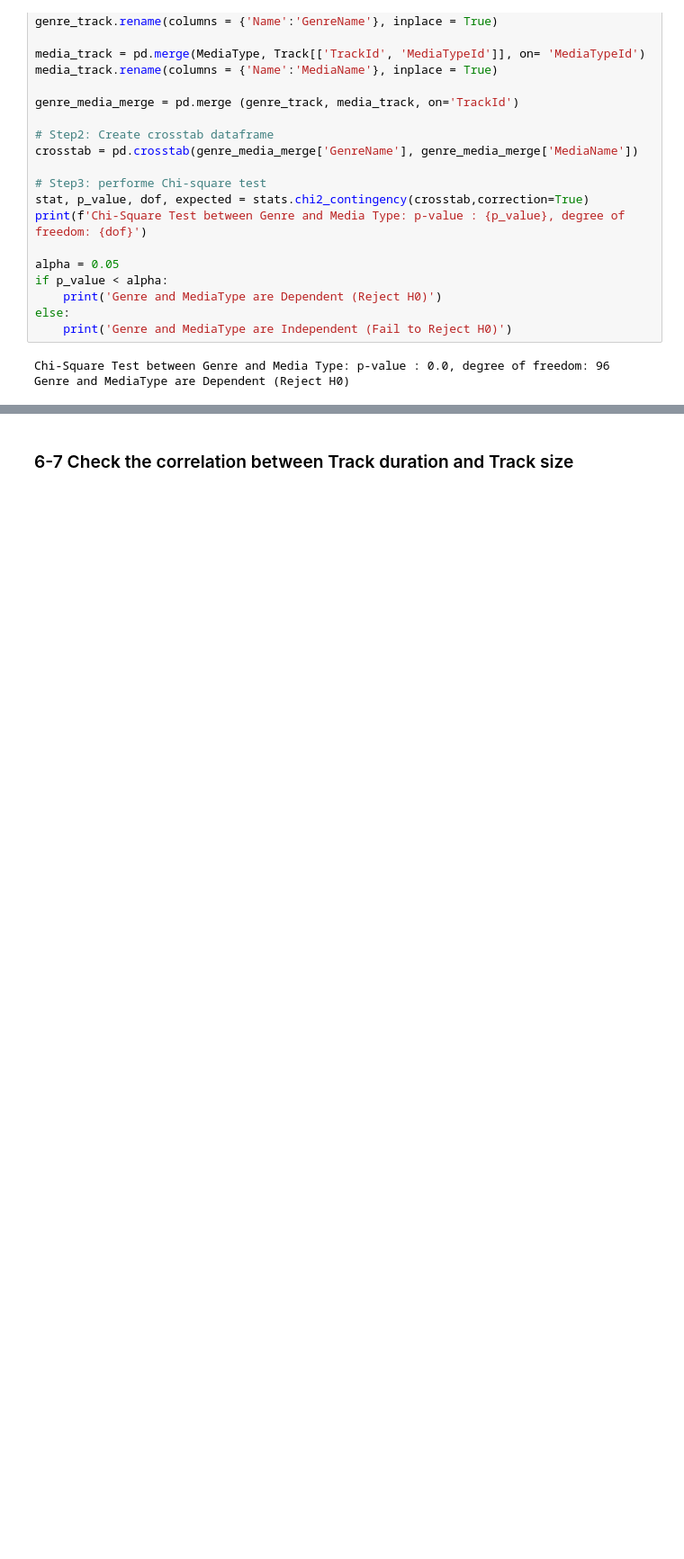
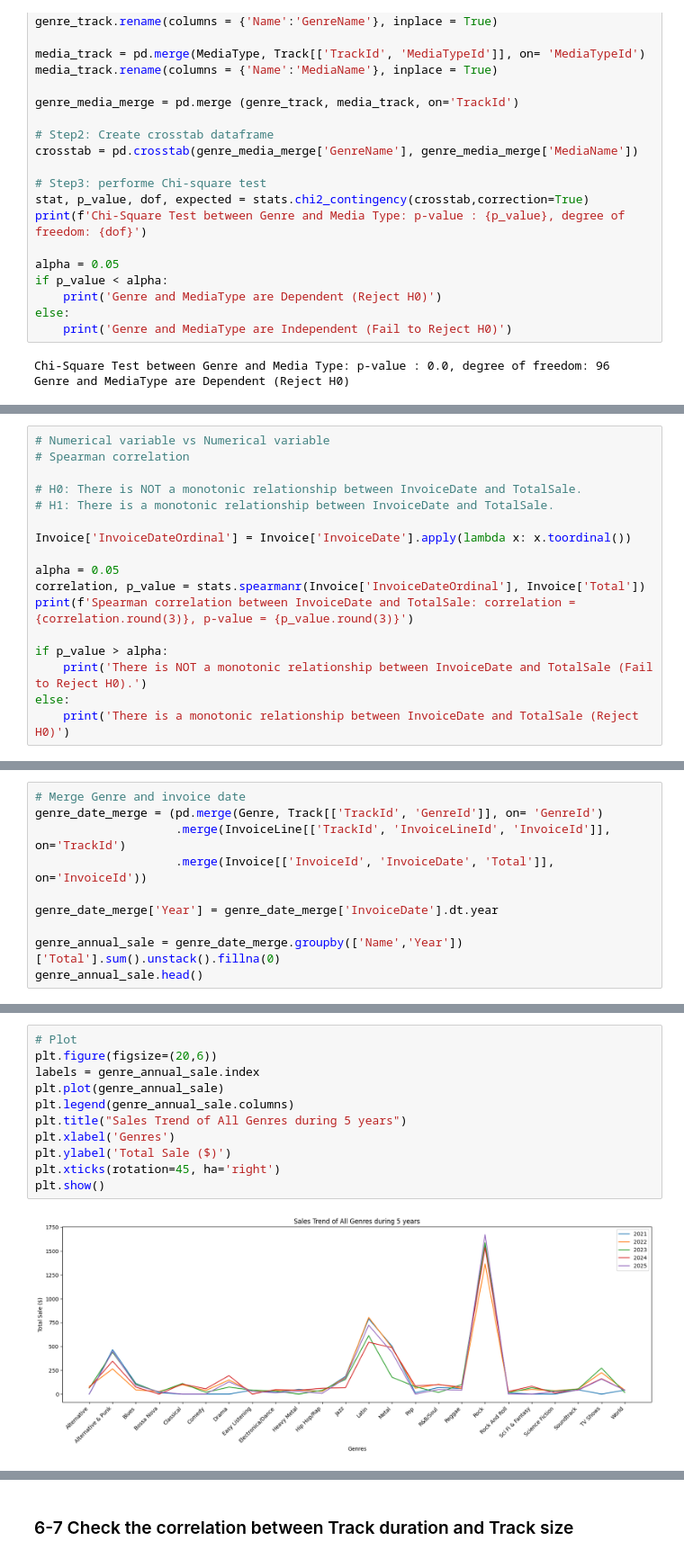
Before and after one commit to Mahlagha1994/Chinook, a Jupyter notebook: notebooks/Chinook Data Analysis.ipynb, the cells around one changed output, grey strips where cells are left out. Shown at 90% size. Saved outputs shown, nothing was run; the diff lists cells and outputs as text; blank space fills up the shorter version.

```diff
--- a/notebooks/Chinook Data Analysis.ipynb
+++ b/notebooks/Chinook Data Analysis.ipynb
@@ -617,0 +602,17 @@ The mean Purchase of Tracks by customers from different countries are not signif
+# %%
+# Numerical variable vs Numerical variable
+# Spearman correlation
+
+# H0: There is NOT a monotonic relationship between InvoiceDate and TotalSale.
+# H1: There is a monotonic relationship between InvoiceDate and TotalSale.
+
+Invoice['InvoiceDateOrdinal'] = Invoice['InvoiceDate'].apply(lambda x: x.toordinal())
+
+alpha = 0.05
+correlation, p_value = stats.spearmanr(Invoice['InvoiceDateOrdinal'], Invoice['Total'])
+print(f'Spearman correlation between InvoiceDate and TotalSale: correlation = {correlation.round(3)}, p-value = {p_value.round(3)}')
+
+if p_value > alpha:
+    print('There is NOT a monotonic relationship between InvoiceDate and TotalSale (Fail to Reject H0).')
+else:
+    print('There is a monotonic relationship between InvoiceDate and TotalSale (Reject H0)')
@@ -617,0 +624,10 @@ The mean Purchase of Tracks by customers from different countries are not signif
+# %%
+# Merge Genre and invoice date
+genre_date_merge = (pd.merge(Genre, Track[['TrackId', 'GenreId']], on= 'GenreId')
+                    .merge(InvoiceLine[['TrackId', 'InvoiceLineId', 'InvoiceId']], on='TrackId')
+                    .merge(Invoice[['InvoiceId', 'InvoiceDate', 'Total']], on='InvoiceId'))
+
+genre_date_merge['Year'] = genre_date_merge['InvoiceDate'].dt.year
+
+genre_annual_sale = genre_date_merge.groupby(['Name','Year'])['Total'].sum().unstack().fillna(0)
+genre_annual_sale.head()
@@ -617,0 +642,13 @@ The mean Purchase of Tracks by customers from different countries are not signif
+# %%
+# Plot
+plt.figure(figsize=(20,6))
+labels = genre_annual_sale.index
+plt.plot(genre_annual_sale)
+plt.legend(genre_annual_sale.columns)
+plt.title("Sales Trend of All Genres during 5 years")
+plt.xlabel('Genres')
+plt.ylabel('Total Sale ($)')
+plt.xticks(rotation=45, ha='right')
+plt.show()
+# %% [output]
+[figure, added]
```
Also changed, not shown: parts of 27 cells of this notebook.
